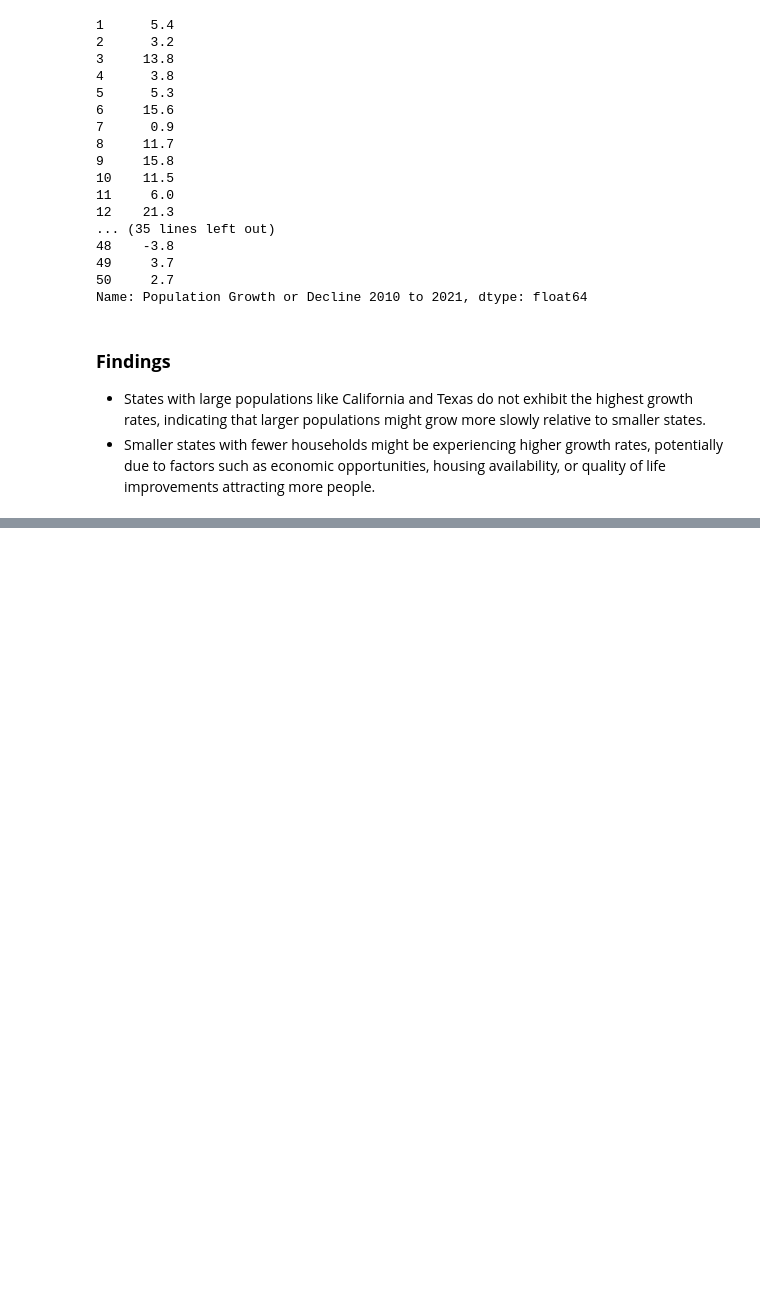
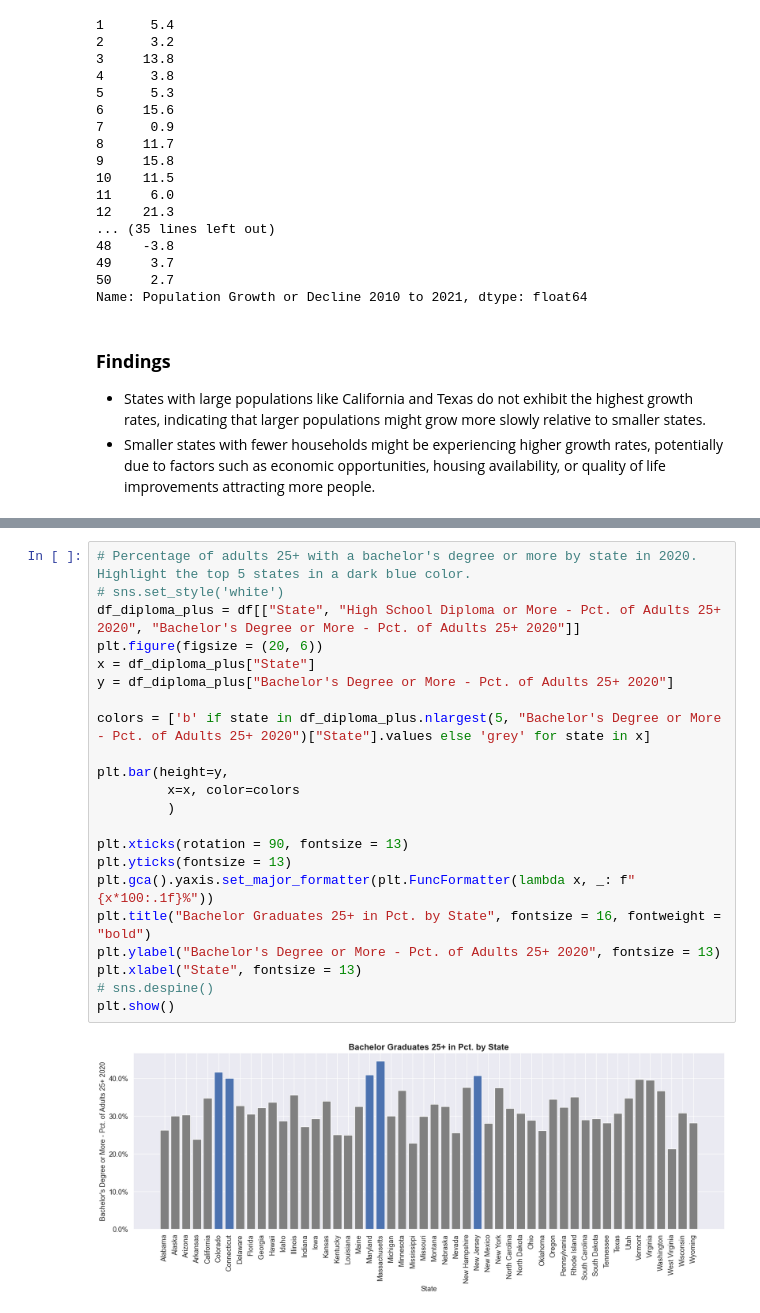
Before and after one commit to Tyler-KD/entering-the-us-market, a Jupyter notebook: entering_the_us_market.ipynb, the cells around one changed output, grey strips where cells are left out. Drawn from its saved outputs; the diff is of its cells as text; blank space fills up the shorter version.

```diff
--- a/entering_the_us_market.ipynb
+++ b/entering_the_us_market.ipynb
@@ -190,0 +256,24 @@ Name: Population Growth or Decline 2010 to 2021, dtype: float64
+# %%
+# Percentage of adults 25+ with a bachelor's degree or more by state in 2020. Highlight the top 5 states in a dark blue color.
+# sns.set_style('white')
+df_diploma_plus = df[["State", "High School Diploma or More - Pct. of Adults 25+ 2020", "Bachelor's Degree or More - Pct. of Adults 25+ 2020"]]
+plt.figure(figsize = (20, 6))
+x = df_diploma_plus["State"]
+y = df_diploma_plus["Bachelor's Degree or More - Pct. of Adults 25+ 2020"]
+
+colors = ['b' if state in df_diploma_plus.nlargest(5, "Bachelor's Degree or More - Pct. of Adults 25+ 2020")["State"].values else 'grey' for state in x]
+
+plt.bar(height=y,
+         x=x, color=colors
+         )
+
+plt.xticks(rotation = 90, fontsize = 13)
+plt.yticks(fontsize = 13)
+plt.gca().yaxis.set_major_formatter(plt.FuncFormatter(lambda x, _: f"{x*100:.1f}%"))
+plt.title("Bachelor Graduates 25+ in Pct. by State", fontsize = 16, fontweight = "bold")
+plt.ylabel("Bachelor's Degree or More - Pct. of Adults 25+ 2020", fontsize = 13)
+plt.xlabel("State", fontsize = 13)
+# sns.despine()
+plt.show()
+# %% [output]
+[figure, added]
```
Also changed, not shown: parts of 4 cells of this notebook.
